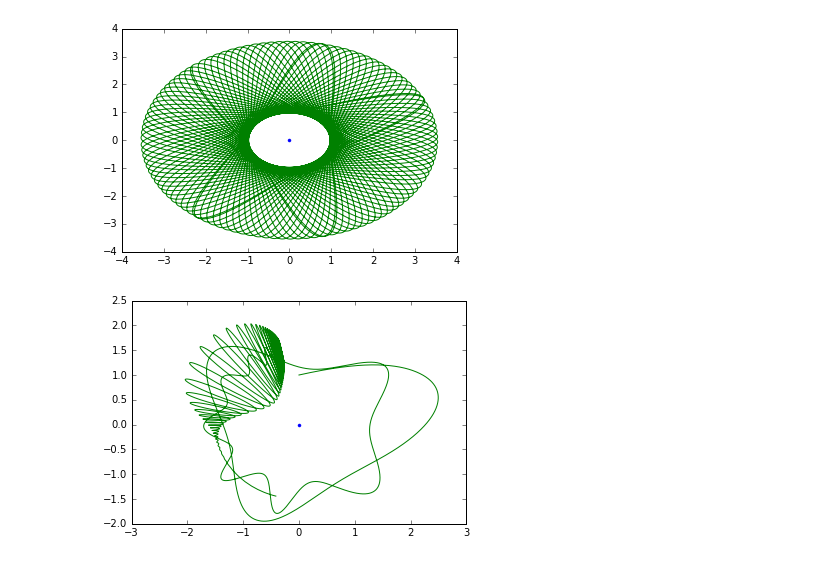
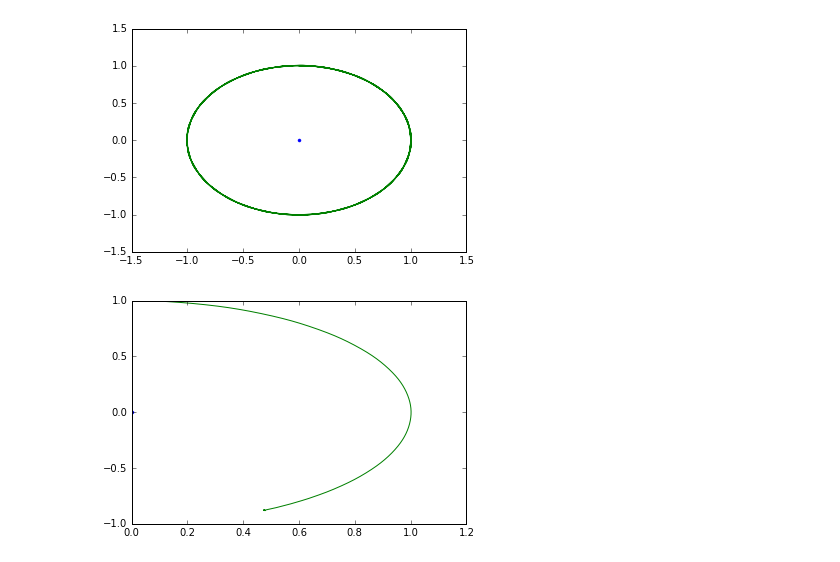
Before and after one commit to hugosl/Examen_1, a Jupyter notebook: Examen1.2.ipynb, the cells around one changed output. Drawn from its saved outputs; the diff is of its cells as text; code cells hidden in the pictures.

```diff
--- a/Examen1.2.ipynb
+++ b/Examen1.2.ipynb
@@ -26,11 +26,11 @@ def e_mov(r_v,t,fric=0,k=1,q=1,q_o=1):
     dx = r_v[2]
     dy = r_v[3]
     if fric == 0:
-        dvx,dvy = -k*r_v[0] + q_o*q*r_v[0]/(sqrt(r_v[0]**2+r_v[1]**2))*1.5,-k*r_v[1] + q_o*q*r_v[1]/(sqrt(r_v[0]**2+r_v[1]**2))*1.5
+        dvx,dvy = -k*r_v[0] + q_o*q*r_v[0]/((r_v[0]**2+r_v[1]**2)**1.5),-k*r_v[1] + q_o*q*r_v[1]/((r_v[0]**2+r_v[1]**2)**1.5)
         #print "No use un modelo de friccion"
     else:
-        dvx = -k*r_v[0] + q_o*q*r_v[0]/(sqrt(r_v[0]**2+r_v[1]**2))*1.5 - fric([dx,dy])[0]
-        dvy = -k*r_v[1] + q_o*q*r_v[1]/(sqrt(r_v[0]**2+r_v[1]**2))*1.5 - fric([dx,dy])[0]
+        dvx = -k*r_v[0] + q_o*q*r_v[0]/((r_v[0]**2+r_v[1]**2))**1.5 - fric([dx,dy])[0]
+        dvy = -k*r_v[1] + q_o*q*r_v[1]/((r_v[0]**2+r_v[1]**2))**1.5 - fric([dx,dy])[0]
         #print "No use un modelo de friccion" - fric([dx,dy])[1]
     return array([dx,dy,dvx,dvy])
 # %%
@@ -44,16 +44,16 @@ def fric_v(v,gamma=0.1,mu=0.2):
         f_y = mu*(norm_v**(1.5))*v[1]
     return array([f_x,f_y])
 # %%
-p = [0,1,2,.5]
-t,sol_id=rk4(e_mov,p,[0,500])
+p = [0,1,.1,0]
+t,sol_id=rk4(e_mov,p,[0,400])
 plot(0,0,'.',sol_id[:,0],sol_id[:,1])
 show()
 # %% [output]
-[figure, old version]
+[figure, new version]
 # %%
-p = [0,1,2,.5]
-t,sol_fv=rk4(e_mov,p,[0,500],fric_v)
+p = [0,1,.1,0]
+t,sol_fv=rk4(e_mov,p,[0,400],fric_v)
 plot(0,0,'.',sol_fv[:,0],sol_fv[:,1])
 show()
 # %% [output]
-[figure, old version]
+[figure, new version]
```
Also changed, not shown: parts of 3 cells of this notebook.
